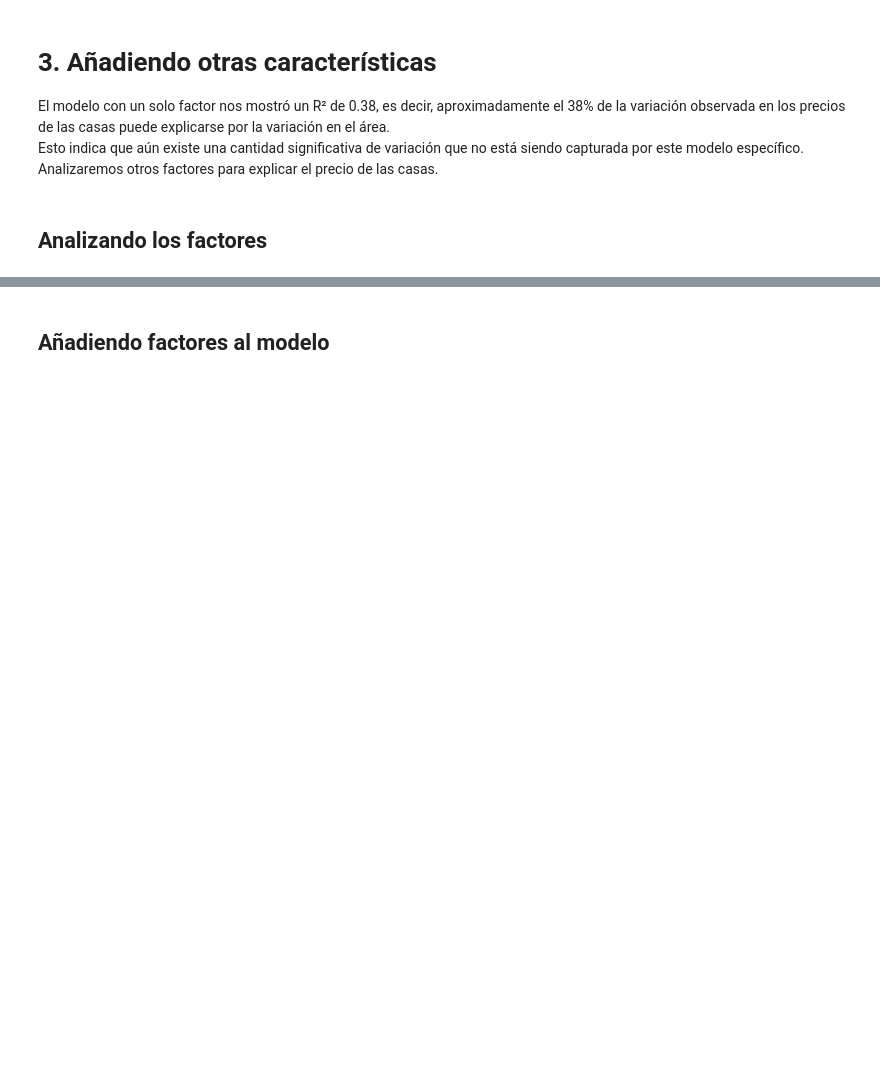
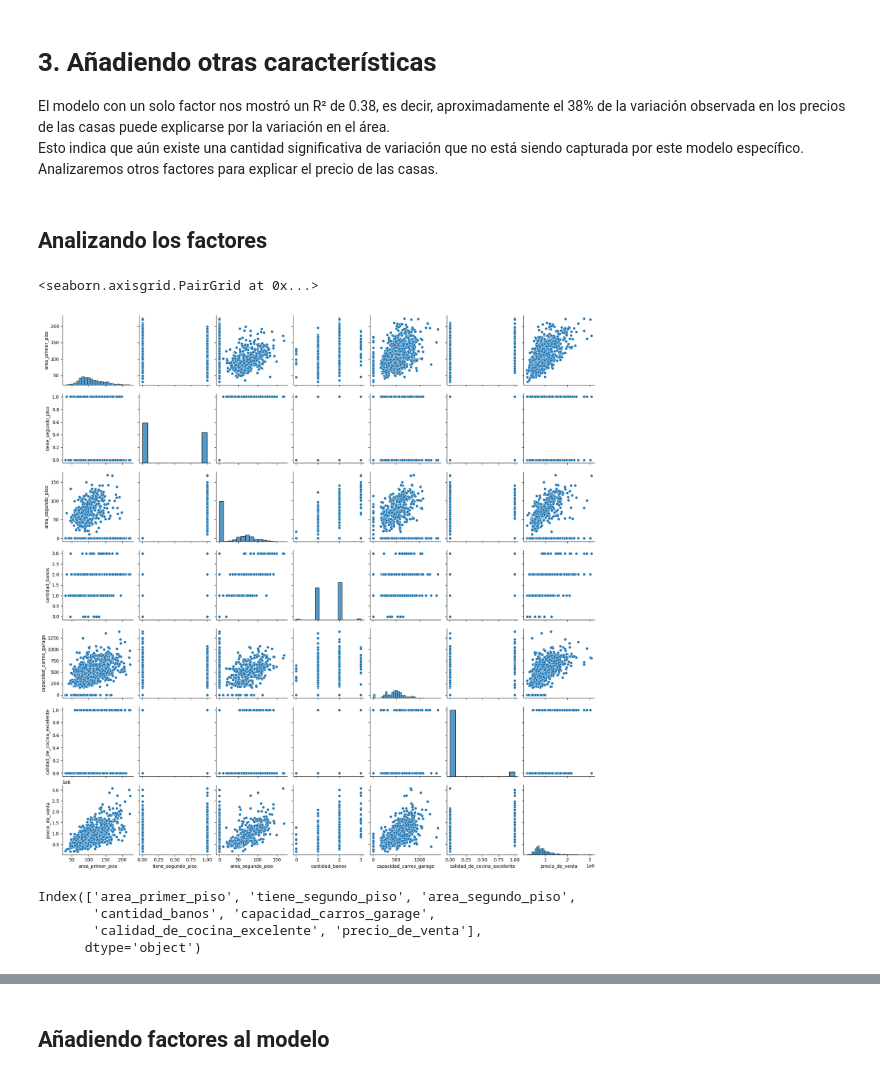
Before and after one commit to Nataliahfk/estadistica_python, a Jupyter notebook: precios_de_inmuebles_regresion_lineal.ipynb, the cells around one changed output, grey strips where cells are left out. Saved outputs shown, nothing was run; the diff lists cells and outputs as text; code cells hidden in the pictures; blank space fills up the shorter version.

```diff
--- a/precios_de_inmuebles_regresion_lineal.ipynb
+++ b/precios_de_inmuebles_regresion_lineal.ipynb
@@ -394,3 +421,8 @@ Esto indica que aún existe una cantidad significativa de variación que no est
 ## Analizando los factores
 # %%
 # cuáles otras características podrían explicar el precio de los inmuebles?
+# pairplot -- Es una herramienta exploratoria que te permite ver de una sola vez la relación entre todas las variables numéricas y sus distribuciones.
+sns.pairplot(datos)
+# %% [output]
+<seaborn.axisgrid.PairGrid at 0x...>
+[figure, added]
@@ -398,0 +429,7 @@ Esto indica que aún existe una cantidad significativa de variación que no est
+# %%
+datos.columns
+# %% [output]
+Index(['area_primer_piso', 'tiene_segundo_piso', 'area_segundo_piso',
+       'cantidad_banos', 'capacidad_carros_garage',
+       'calidad_de_cocina_excelente', 'precio_de_venta'],
+      dtype='object')
```
Also changed, not shown: parts of 18 cells of this notebook.
